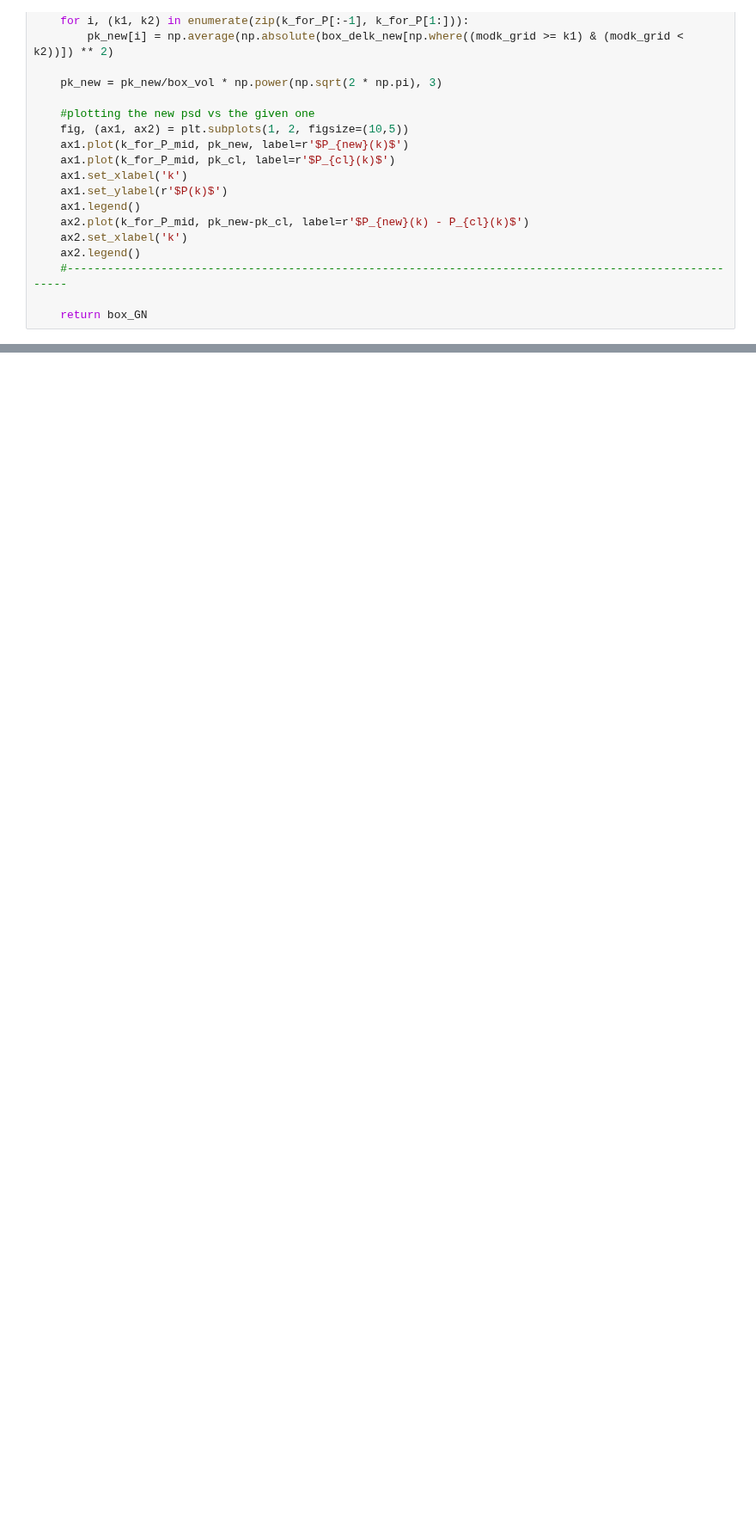
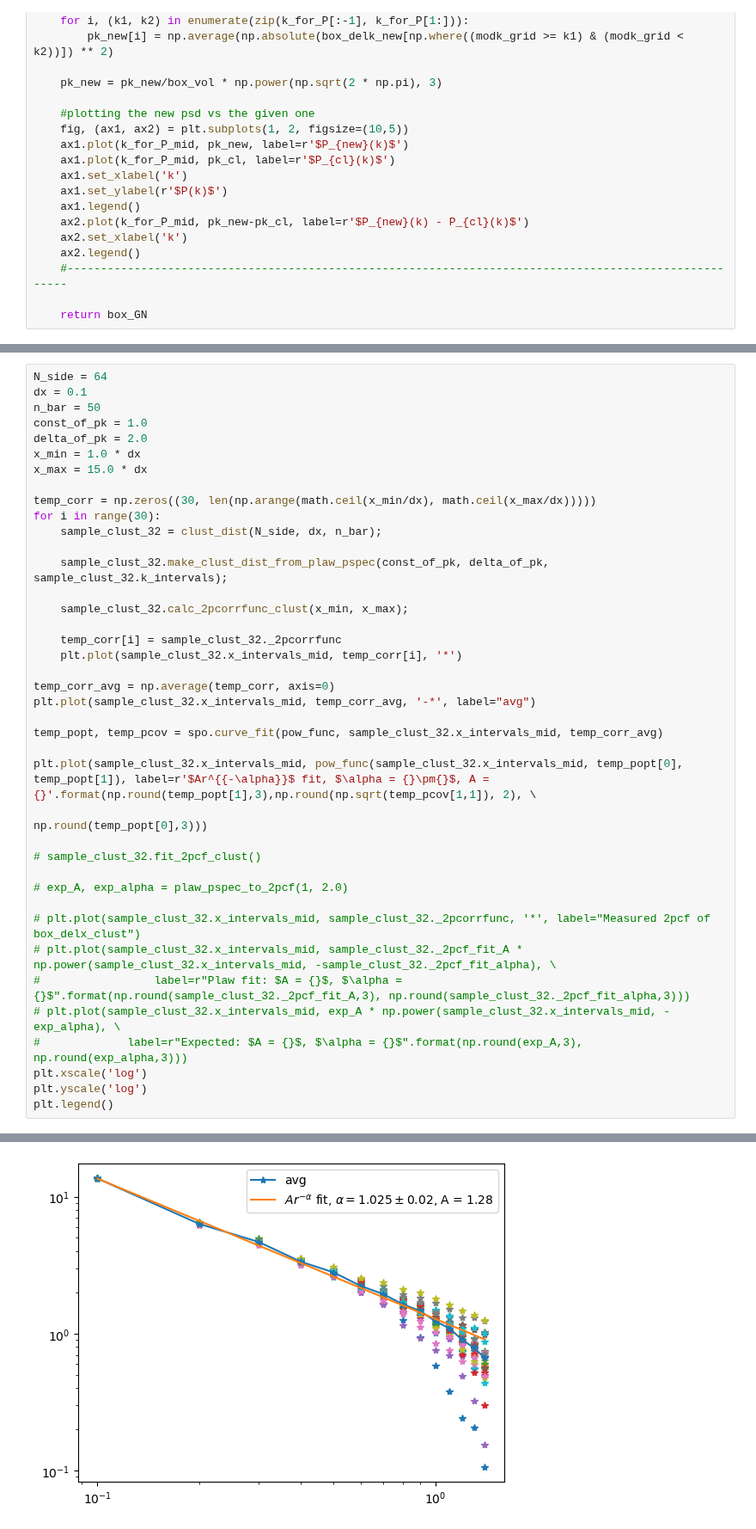
Before and after one commit to VibinRam/DP2, a Jupyter notebook: Codes/Clustering_simulation/GonzNuevoClust.ipynb, the cells around one changed output, grey strips where cells are left out. Shown at 86% size. Drawn from its saved outputs; the diff is of its cells as text; blank space fills up the shorter version.

```diff
--- a/Codes/Clustering_simulation/GonzNuevoClust.ipynb
+++ b/Codes/Clustering_simulation/GonzNuevoClust.ipynb
@@ -198,0 +237,41 @@ plt.plot(sample_clust.x_intervals_mid, sample_clust._2pcorrfunc)
+# %%
+N_side = 64
+dx = 0.1
+n_bar = 50
+const_of_pk = 1.0
+delta_of_pk = 2.0
+x_min = 1.0 * dx
+x_max = 15.0 * dx
+
+temp_corr = np.zeros((30, len(np.arange(math.ceil(x_min/dx), math.ceil(x_max/dx)))))
+for i in range(30):
+    sample_clust_32 = clust_dist(N_side, dx, n_bar);
+
+    sample_clust_32.make_clust_dist_from_plaw_pspec(const_of_pk, delta_of_pk, sample_clust_32.k_intervals);
+
+    sample_clust_32.calc_2pcorrfunc_clust(x_min, x_max);
+
+    temp_corr[i] = sample_clust_32._2pcorrfunc
+    plt.plot(sample_clust_32.x_intervals_mid, temp_corr[i], '*')
+
+temp_corr_avg = np.average(temp_corr, axis=0)
+plt.plot(sample_clust_32.x_intervals_mid, temp_corr_avg, '-*', label="avg")
+
+temp_popt, temp_pcov = spo.curve_fit(pow_func, sample_clust_32.x_intervals_mid, temp_corr_avg)
+
+plt.plot(sample_clust_32.x_intervals_mid, pow_func(sample_clust_32.x_intervals_mid, temp_popt[0], temp_popt[1]), label=r'$Ar^{{-\alpha}}$ fit, $\alpha = {}\pm{}$, A = {}'.format(np.round(temp_popt[1],3),np.round(np.sqrt(temp_pcov[1,1]), 2), \
+                                                                                                                    np.round(temp_popt[0],3)))
+
+# sample_clust_32.fit_2pcf_clust()
+
+# exp_A, exp_alpha = plaw_pspec_to_2pcf(1, 2.0)
+
+# plt.plot(sample_clust_32.x_intervals_mid, sample_clust_32._2pcorrfunc, '*', label="Measured 2pcf of box_delx_clust")
+# plt.plot(sample_clust_32.x_intervals_mid, sample_clust_32._2pcf_fit_A * np.power(sample_clust_32.x_intervals_mid, -sample_clust_32._2pcf_fit_alpha), \
+#                 label=r"Plaw fit: $A = {}$, $\alpha = {}$".format(np.round(sample_clust_32._2pcf_fit_A,3), np.round(sample_clust_32._2pcf_fit_alpha,3)))
+# plt.plot(sample_clust_32.x_intervals_mid, exp_A * np.power(sample_clust_32.x_intervals_mid, -exp_alpha), \
+#             label=r"Expected: $A = {}$, $\alpha = {}$".format(np.round(exp_A,3), np.round(exp_alpha,3)))
+plt.xscale('log')
+plt.yscale('log')
+plt.legend()
+# %% [output]
@@ -198,0 +304 @@ plt.plot(sample_clust.x_intervals_mid, sample_clust._2pcorrfunc)
+[figure, added]
```
Also changed, not shown: parts of 8 cells of this notebook, 1 other file.
